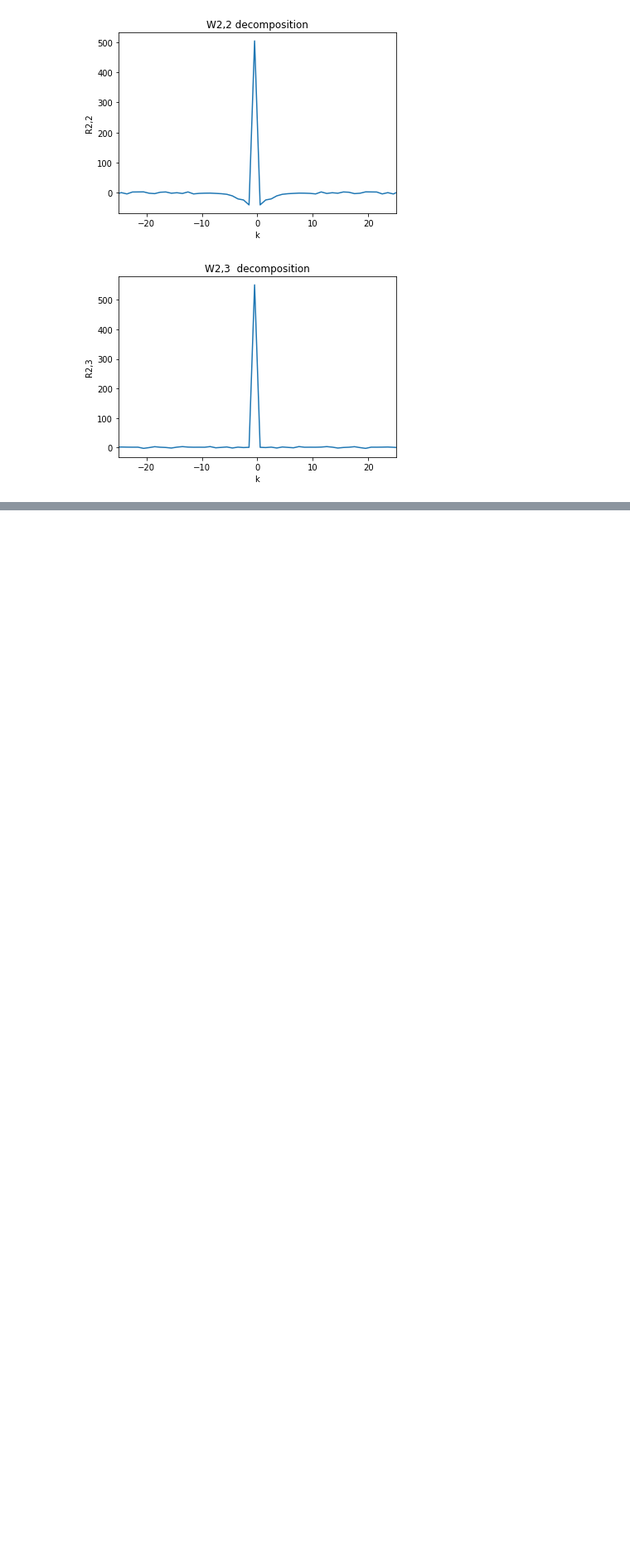
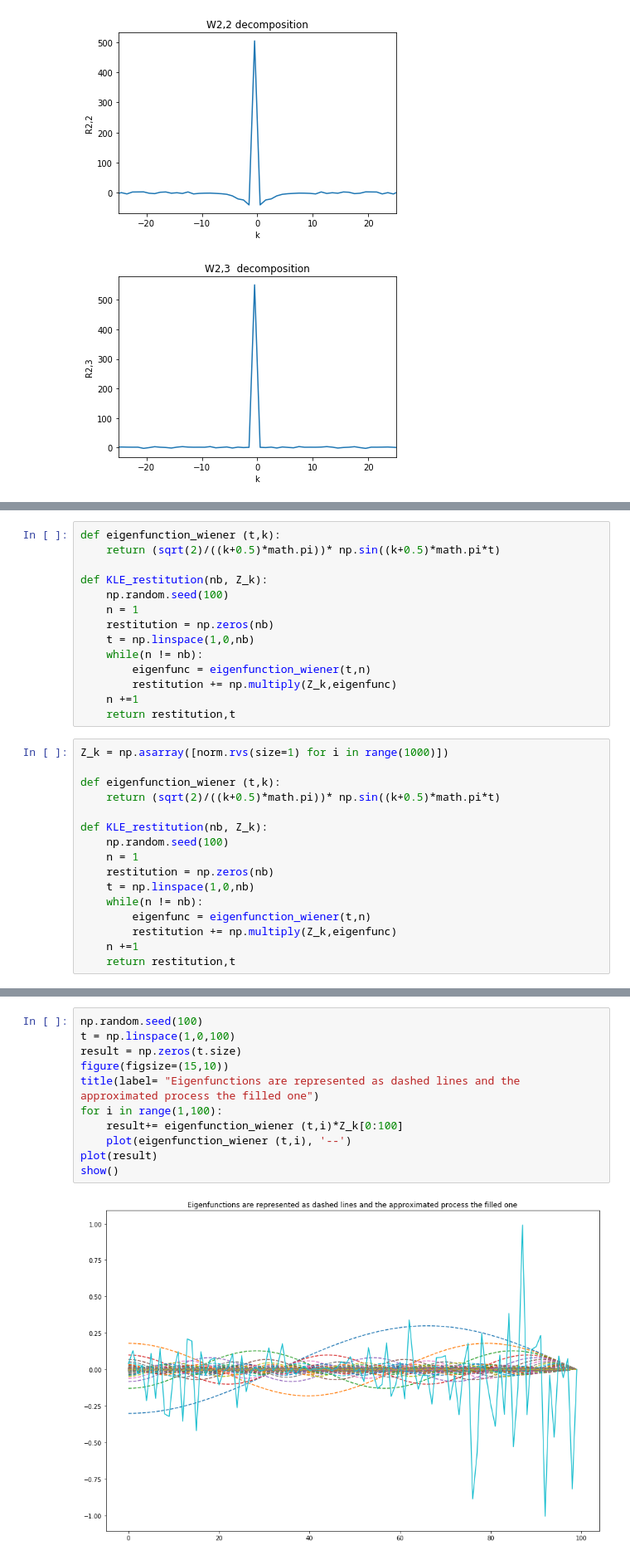
Before and after one commit to gonzaq94/Wavelets, a Jupyter notebook: Wavelets - theoretical explanation and simulations.ipynb, the cells around one changed output, grey strips where cells are left out. Shown at 83% size. Saved outputs shown, nothing was run; the diff lists cells and outputs as text; blank space fills up the shorter version.

```diff
--- a/wavelets simulations.ipynb
+++ b/Wavelets - theoretical explanation and simulations.ipynb
@@ -630,0 +841,30 @@ for R, coeff_name,aucorr_name in zip(Rlist,wavelet_decomposition_coeff_name,auto
+# %%
+def eigenfunction_wiener (t,k):
+    return (sqrt(2)/((k+0.5)*math.pi))* np.sin((k+0.5)*math.pi*t)
+
+def KLE_restitution(nb, Z_k):
+    np.random.seed(100)
+    n = 1
+    restitution = np.zeros(nb)
+    t = np.linspace(1,0,nb)
+    while(n != nb):
+        eigenfunc = eigenfunction_wiener(t,n)
+        restitution += np.multiply(Z_k,eigenfunc)
+    n +=1
+    return restitution,t
+# %%
+Z_k = np.asarray([norm.rvs(size=1) for i in range(1000)])
+
+def eigenfunction_wiener (t,k):
+    return (sqrt(2)/((k+0.5)*math.pi))* np.sin((k+0.5)*math.pi*t)
+
+def KLE_restitution(nb, Z_k):
+    np.random.seed(100)
+    n = 1
+    restitution = np.zeros(nb)
+    t = np.linspace(1,0,nb)
+    while(n != nb):
+        eigenfunc = eigenfunction_wiener(t,n)
+        restitution += np.multiply(Z_k,eigenfunc)
+    n +=1
+    return restitution,t
@@ -630,0 +887,13 @@ for R, coeff_name,aucorr_name in zip(Rlist,wavelet_decomposition_coeff_name,auto
+# %%
+np.random.seed(100)
+t = np.linspace(1,0,100)
+result = np.zeros(t.size)
+figure(figsize=(15,10))
+title(label= "Eigenfunctions are represented as dashed lines and the approximated process the filled one")
+for i in range(1,100):
+    result+= eigenfunction_wiener (t,i)*Z_k[0:100]
+    plot(eigenfunction_wiener (t,i), '--')
+plot(result)
+show()
+# %% [output]
+[figure, added]
```
Also changed, not shown: parts of 31 cells of this notebook, 7 other files.
